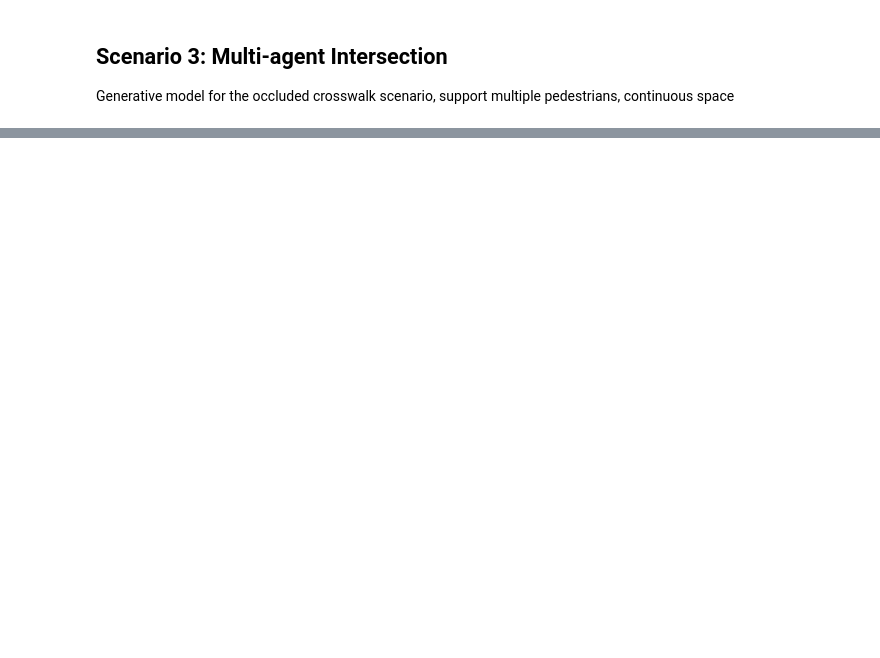
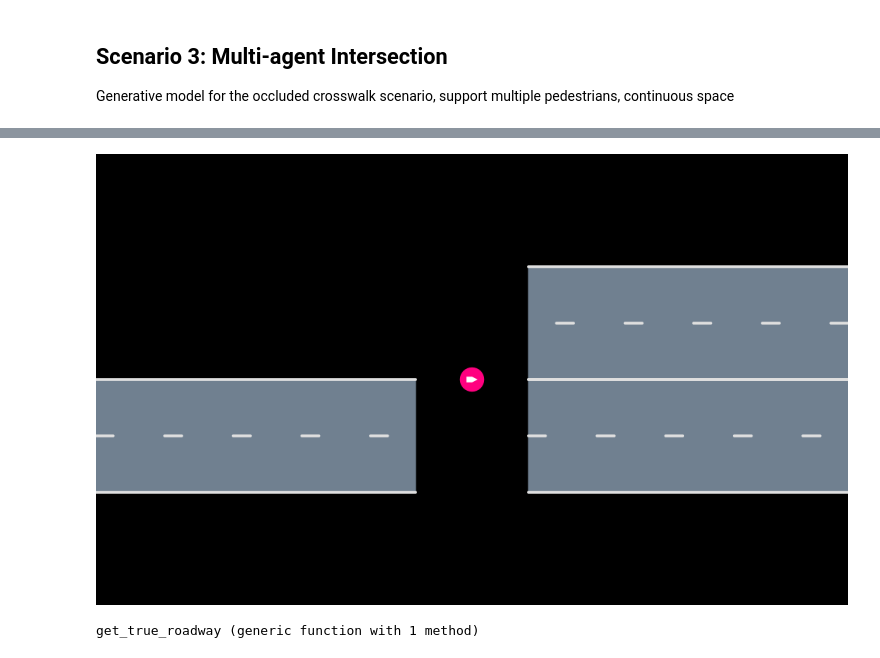
Before and after one commit to sisl/AutomotivePOMDPs.jl, a Jupyter notebook: test.ipynb, the cells around one changed output, grey strips where cells are left out. Drawn from its saved outputs; the diff is of its cells as text; code cells hidden in the pictures; blank space fills up the shorter version.

```diff
--- a/test.ipynb
+++ b/test.ipynb
@@ -206,0 +296,17 @@ AutoViz.render(s_, pomdp.env, cam=FitToContentCamera(0.0))
+# %%
+using Interact
+
+scene = Scene()
+
+type LaneOverlay <: SceneOverlay
+    lane::Lane
+    color::Colorant
+end
+function AutoViz.render!(rendermodel::RenderModel, overlay::LaneOverlay, scene::Scene, roadway::Roadway)
+    render!(rendermodel, overlay.lane, roadway, color_asphalt=overlay.color)
+    return rendermodel
+end
+
+@manipulate for i in 1 : length(roadway.segments)
+    render(scene, roadway, [LaneOverlay(roadway[LaneTag(i,1)], RGBA(0.0,0.0,1.0,0.5))], cam=cam)
+end
@@ -206,0 +362,43 @@ AutoViz.render(s_, pomdp.env, cam=FitToContentCamera(0.0))
+# %%
+veh = Vehicle(VehicleState(VecSE2(0.,0.),roadway, 0.), VehicleDef(AgentClass.CAR,1,1),0)
+s = Scene()
+push!(s, veh)
+AutoViz.render(s, roadway, cam=FitToContentCamera(0.))
+# %% [output]
+[figure, added]
+# %%
+function get_true_roadway()
+    roadway = Roadway()
+    nlanes = 3
+    seg1 = VecSE2(-10.0,0.0,0.0)
+    length1 = 10.
+    add_line!(seg1,nlanes,length1,roadway)
+
+    seg2 = VecSE2(5.0,-5.0,-pi/2)
+    length2 = 10.
+    add_line!(seg2,nlanes,length2,roadway)
+
+    seg3 = VecSE2(0.0, 3.0, pi)
+    length3 = 10.
+    add_line!(seg3, nlanes, length3, roadway)
+
+    seg4 = VecSE2(23.0, 3.0, pi)
+    length4 = 10.
+    add_line!(seg4, nlanes, length4, roadway)
+
+    seg5 = VecSE2(13.0, 0.0, 0.0)
+    length5 = 10.
+    add_line!(seg5, nlanes, length5, roadway)
+
+    seg6 = VecSE2(8.0, -15, pi/2)
+    length6 = 10.
+    add_line!(seg6, nlanes, length6, roadway)
+
+    junction = Junction([Connection(1,2), Connection(1,5), Connection(6,3), Connection(4,3), Connection(6,5), Connection(4,2)])  #, Connection(3,4), Connection(1,5), Connection(6,5), Connection(4,2)])
+
+    add_junction!(junction, roadway)
+
+    roadway
+end
+# %% [output]
+get_true_roadway (generic function with 1 method)
```
Also changed, not shown: parts of 37 cells of this notebook, 14 other files.
